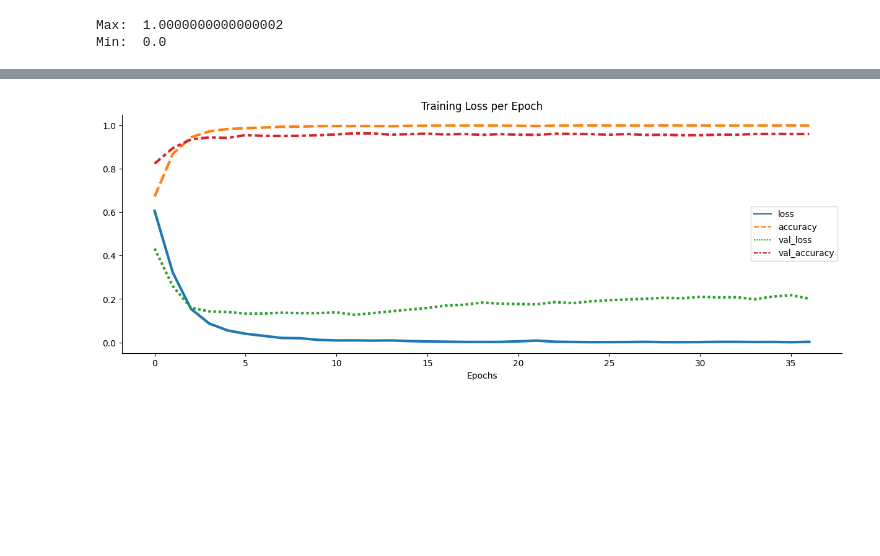
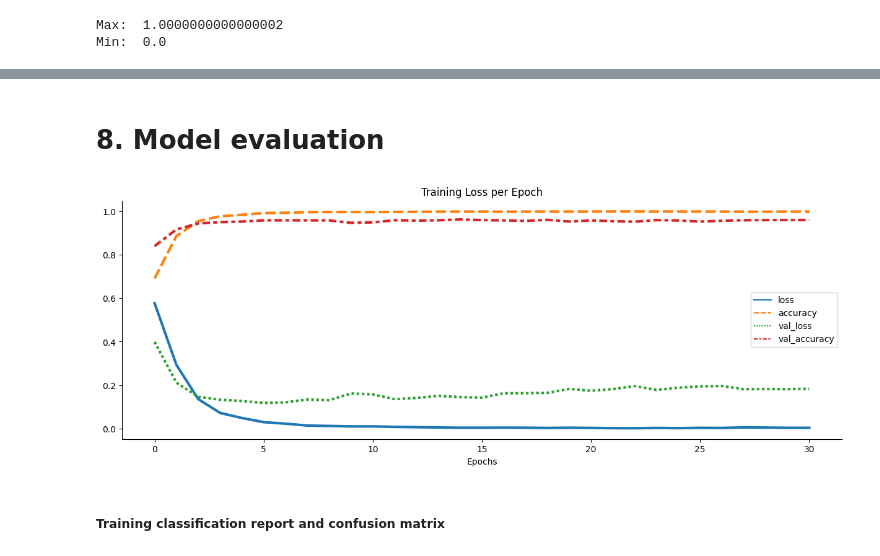
Before and after one commit to Apekshaba/COMP_6721, a Jupyter notebook: code/Deep neural network/NeuralNet.ipynb, the cells around one changed output, grey strips where cells are left out. Cells and saved outputs as stored; diff of their text form; code cells hidden in the pictures; blank space fills up the shorter version.

```diff
--- a/code/Deep neural network/NeuralNet.ipynb
+++ b/code/Deep neural network/NeuralNet.ipynb
@@ -234,7 +265,7 @@ from tensorflow.keras.callbacks import EarlyStopping
 # %%
 early_stop = EarlyStopping(monitor='val_loss', mode='min', verbose=1, patience=25)
 # %%
-model.fit(x=X_train,
+history = model.fit(x=X_train,
           y=y_train,
           epochs=400,
           verbose = 2,
@@ -263,11 +293,14 @@ Epoch 37: early stopping
+# %% [markdown]
+<a id="ch8"></a>
+# 8. Model evaluation
 # %%
-losses = pd.DataFrame(model.history.history)
+losses = pd.DataFrame(history.history)
 
 plt.figure(figsize=(15,5))
 sns.lineplot(data=losses,lw=3)
 plt.xlabel('Epochs')
 plt.ylabel('')
 plt.title('Training Loss per Epoch')
 sns.despine()
 # %% [output]
-[figure, old version]
+[figure, new version]
@@ -276,3 +307,5 @@ from sklearn.metrics import classification_report,confusion_matrix
+# %% [markdown]
+##### Training classification report and confusion matrix
 # %%
 predict_x_train=model.predict(X_train)
 predict_x_train
```
Also changed, not shown: parts of 50 cells of this notebook, 8 other files.
